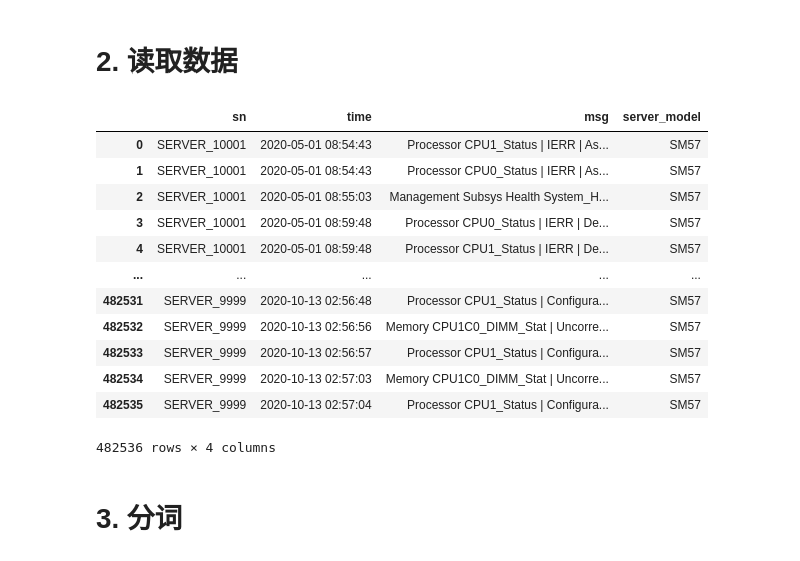
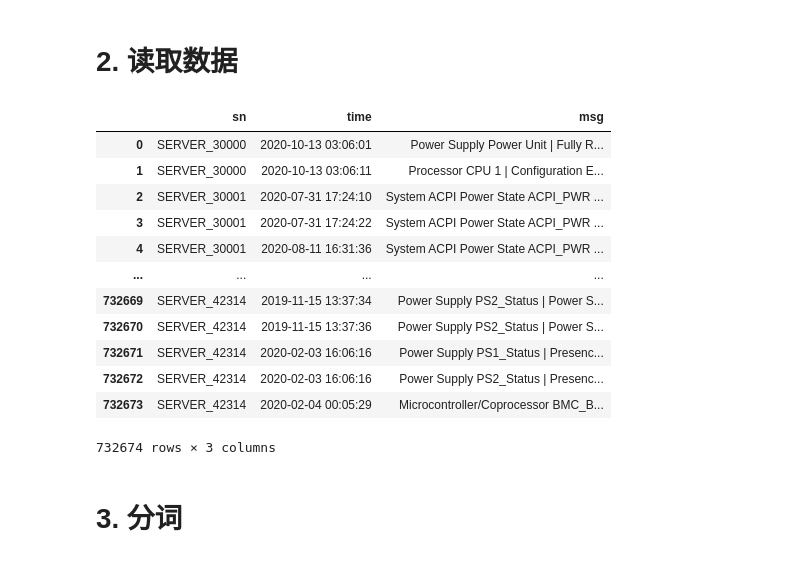
Before and after one commit to Akylin-S/baseline_embedding, a Jupyter notebook: code/baseline_embedding.ipynb, the cells around one changed output. Drawn from its saved outputs; the diff is of its cells as text; code cells hidden in the pictures.

```diff
--- a/code/baseline_embedding.ipynb
+++ b/code/baseline_embedding.ipynb
@@ -12,24 +12,24 @@ from sklearn.ensemble import RandomForestClassifier
 # 2. 读取数据
 # %%
 # 读取sel日志，排序
-sel_data = pd.read_csv('../dataset/raw_dataset/preliminary_sel_log_dataset.csv')
+sel_data = pd.read_csv('../dataset/raw_dataset/additional_sel_log_dataset.csv')
 sel_data.sort_values(by=['sn', 'time'], inplace=True)
 sel_data.reset_index(drop=True, inplace=True)
 sel_data
 # %% [output]
-|  | sn | time | msg | server_model |
-| 0 | SERVER_10001 | 2020-05-01 08:54:43 | Processor CPU1_Status | IERR | As... | SM57 |
-| 1 | SERVER_10001 | 2020-05-01 08:54:43 | Processor CPU0_Status | IERR | As... | SM57 |
-| 2 | SERVER_10001 | 2020-05-01 08:55:03 | Management Subsys Health System_H... | SM57 |
-| 3 | SERVER_10001 | 2020-05-01 08:59:48 | Processor CPU0_Status | IERR | De... | SM57 |
-| 4 | SERVER_10001 | 2020-05-01 08:59:48 | Processor CPU1_Status | IERR | De... | SM57 |
-| ... | ... | ... | ... | ... |
-| 482531 | SERVER_9999 | 2020-10-13 02:56:48 | Processor CPU1_Status | Configura... | SM57 |
-| 482532 | SERVER_9999 | 2020-10-13 02:56:56 | Memory CPU1C0_DIMM_Stat | Uncorre... | SM57 |
-| 482533 | SERVER_9999 | 2020-10-13 02:56:57 | Processor CPU1_Status | Configura... | SM57 |
-| 482534 | SERVER_9999 | 2020-10-13 02:57:03 | Memory CPU1C0_DIMM_Stat | Uncorre... | SM57 |
-| 482535 | SERVER_9999 | 2020-10-13 02:57:04 | Processor CPU1_Status | Configura... | SM57 |
+|  | sn | time | msg |
+| 0 | SERVER_30000 | 2020-10-13 03:06:01 | Power Supply Power Unit | Fully R... |
+| 1 | SERVER_30000 | 2020-10-13 03:06:11 | Processor CPU 1 | Configuration E... |
+| 2 | SERVER_30001 | 2020-07-31 17:24:10 | System ACPI Power State ACPI_PWR ... |
+| 3 | SERVER_30001 | 2020-07-31 17:24:22 | System ACPI Power State ACPI_PWR ... |
+| 4 | SERVER_30001 | 2020-08-11 16:31:36 | System ACPI Power State ACPI_PWR ... |
+| ... | ... | ... | ... |
+| 732669 | SERVER_42314 | 2019-11-15 13:37:34 | Power Supply PS2_Status | Power S... |
+| 732670 | SERVER_42314 | 2019-11-15 13:37:36 | Power Supply PS2_Status | Power S... |
+| 732671 | SERVER_42314 | 2020-02-03 16:06:16 | Power Supply PS1_Status | Presenc... |
+| 732672 | SERVER_42314 | 2020-02-03 16:06:16 | Power Supply PS2_Status | Presenc... |
+| 732673 | SERVER_42314 | 2020-02-04 00:05:29 | Microcontroller/Coprocessor BMC_B... |
-482536 rows × 4 columns
+732674 rows × 3 columns
 # %% [markdown]
 # 3. 分词
 # %%
```
Also changed, not shown: parts of 24 cells of this notebook, 2 other files.
